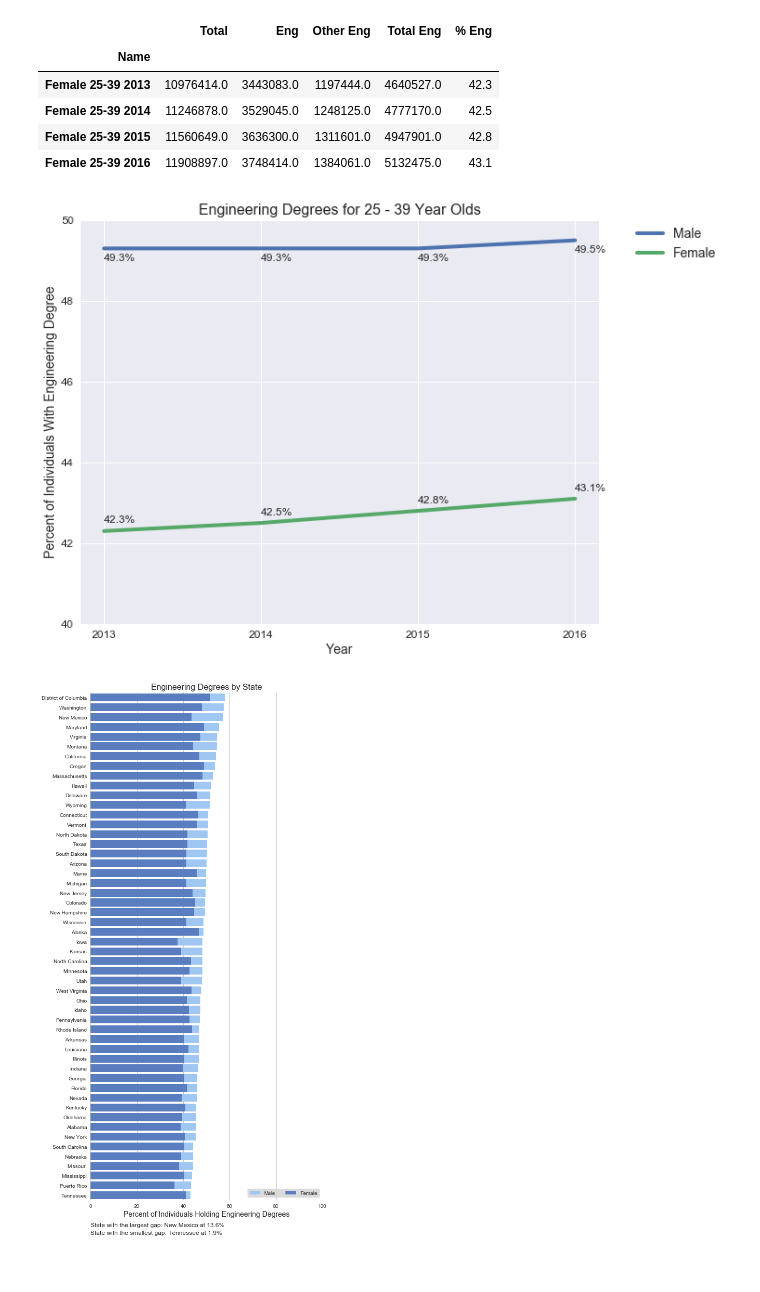
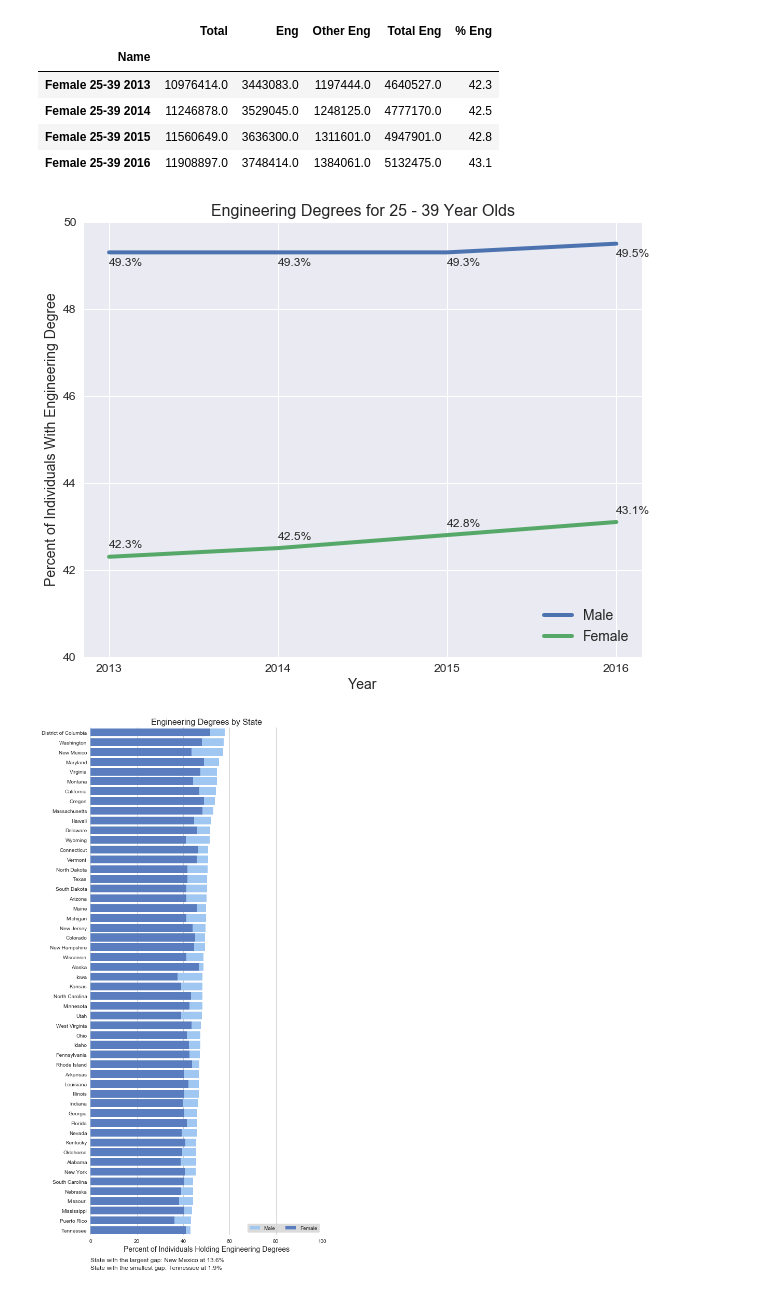
Before and after one commit to spencerrand/Census-Data-Analysis, a Jupyter notebook: Census Merged.ipynb, the cells around one changed output. Cells and saved outputs as stored; diff of their text form; code cells hidden in the pictures.

```diff
--- a/Census Merged.ipynb
+++ b/Census Merged.ipynb
@@ -536,33 +530,33 @@ female_combined_df
 plt.clf()
 
 # Create plots
 plt.plot(["2013","2014","2015","2016"], male_combined_df["% Eng"], linewidth = 4)
 plt.plot(["2013","2014","2015","2016"], female_combined_df["% Eng"], linewidth = 4)
 
 # Format plots
 plt.ylim(40, 50)
 plt.ylabel('Percent of Individuals With Engineering Degree', fontsize=14)
 plt.xlabel('Year', fontsize=14)
 plt.title('Engineering Degrees for 25 - 39 Year Olds', fontsize=16)
 plt.tick_params(labelsize=12)
-plt.legend(('Male', 'Female'), bbox_to_anchor=(1.25, 1.01), prop={'size': 14})
+plt.legend(('Male', 'Female'), loc='lower right', prop={'size': 14})
 
 # Add value labels
 plt.text(0, 49, f"{male_combined_df.loc['Male 25-39 2013', '% Eng']}%")
 plt.text(1, 49, f"{male_combined_df.loc['Male 25-39 2014', '% Eng']}%")
 plt.text(2, 49, f"{male_combined_df.loc['Male 25-39 2015', '% Eng']}%")
 plt.text(3, 49.2, f"{male_combined_df.loc['Male 25-39 2016', '% Eng']}%")
 
 plt.text(0, 42.5, f"{female_combined_df.loc['Female 25-39 2013', '% Eng']}%")
 plt.text(1, 42.7, f"{female_combined_df.loc['Female 25-39 2014', '% Eng']}%")
 plt.text(2, 43, f"{female_combined_df.loc['Female 25-39 2015', '% Eng']}%")
 plt.text(3, 43.3, f"{female_combined_df.loc['Female 25-39 2016', '% Eng']}%")
 
 # Save the figure
 plt.savefig("EngineeringBreakdown.png")
 
 # Display chart
 plt.show()
 # %% [output]
-[figure, old version]
+[figure, new version]
 # %%
```
Also changed, not shown: parts of 6 cells of this notebook.
